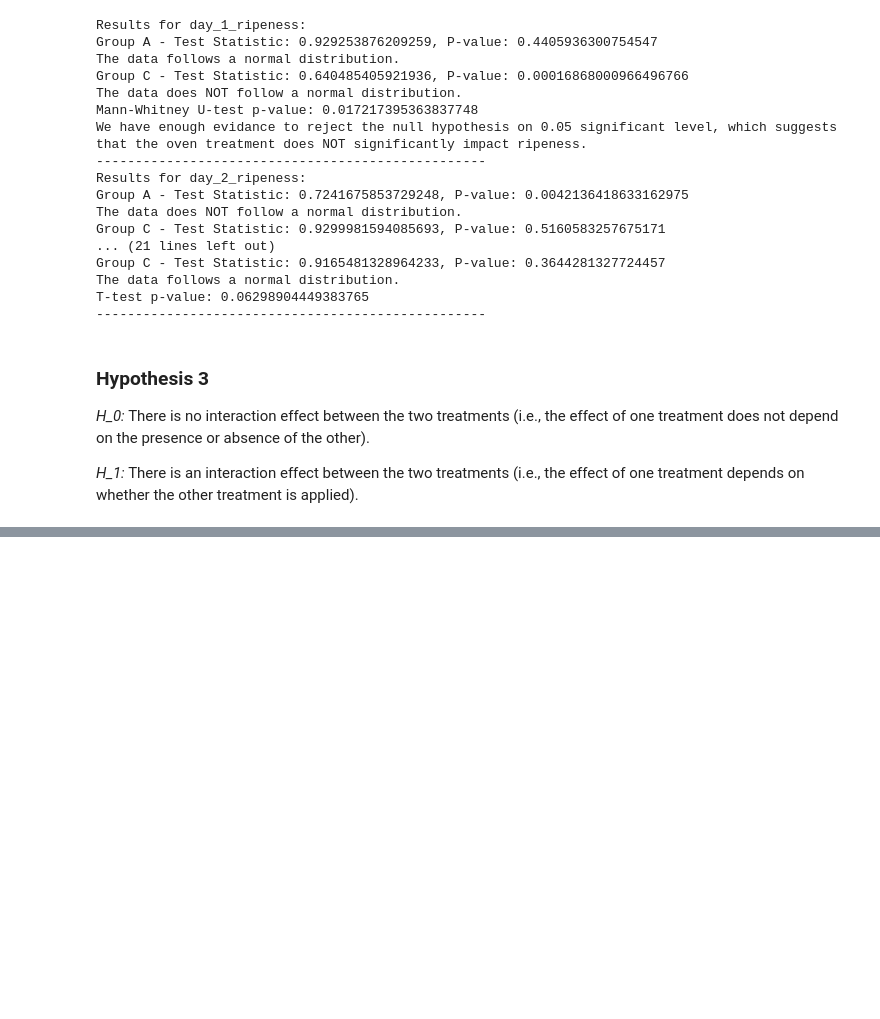
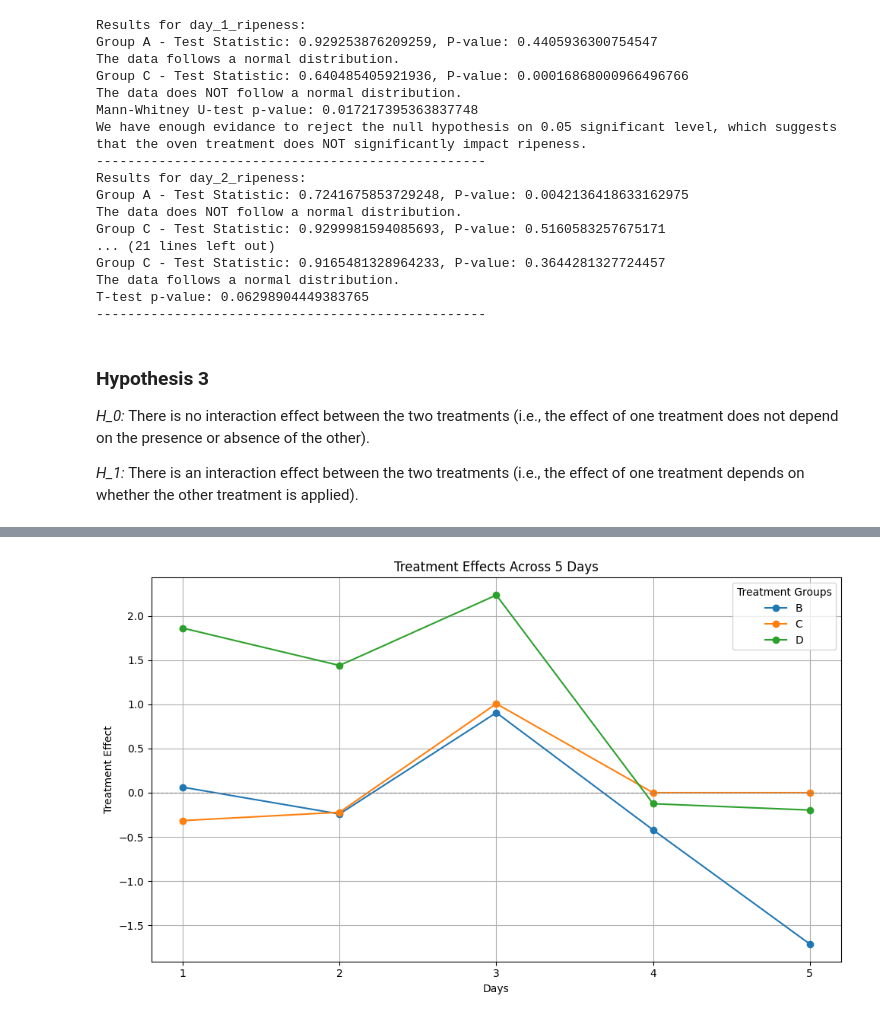
Before and after one commit to lzkostina/Banana-Project, a Jupyter notebook: notebooks/project_3_visualization.ipynb, the cells around one changed output, grey strips where cells are left out. Cells and saved outputs as stored; diff of their text form; code cells hidden in the pictures; blank space fills up the shorter version.

```diff
--- a/notebooks/project_3_visualization.ipynb
+++ b/notebooks/project_3_visualization.ipynb
@@ -571,0 +1048,37 @@ T-test p-value: 0.06298904449383765
+# %%
+import matplotlib.pyplot as plt
+import numpy as np
+
+# Define the treatment effects for each group across five days
+treatment_effects = {
+    'B': [0.062369, -0.240532, 0.905759, -0.420751, -1.711972],
+    'C': [-0.315666, -0.220793, 1.007435, 0, 0],  # Assuming days 4 and 5 are not provided
+    'D': [1.862728, 1.440005, 2.236377, -0.124500, -0.196001]
+}
+
+# Create a range for the days
+days = np.arange(1, 6)
+
+# Plotting the treatment effects
+plt.figure(figsize=(10, 6))
+
+# Plot each treatment group's effects
+for treatment, effects in treatment_effects.items():
+    plt.plot(days, effects, marker='o', label=treatment)
+
+# Adding labels and title
+plt.title('Treatment Effects Across 5 Days')
+plt.xlabel('Days')
+plt.ylabel('Treatment Effect')
+plt.xticks(days)  # Set x-ticks to the days
+plt.axhline(0, color='grey', linewidth=0.8, linestyle='--')  # Add a horizontal line at y=0 for reference
+plt.legend(title='Treatment Groups')
+plt.grid()
+
+# Show the plot
+plt.savefig('/content/drive/My Drive/data/treatment_effects_across_days.png', dpi=300, bbox_inches='tight')
+
+plt.tight_layout()
+plt.show()
+# %% [output]
+[figure, added]
```
Also changed, not shown: parts of 22 cells of this notebook.
